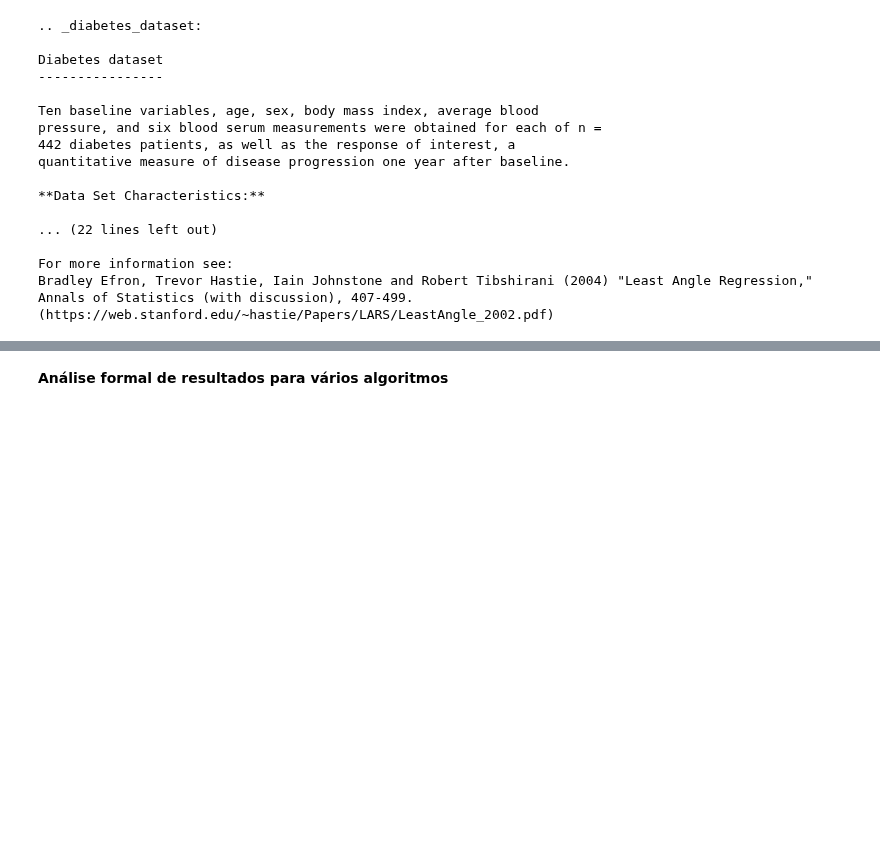
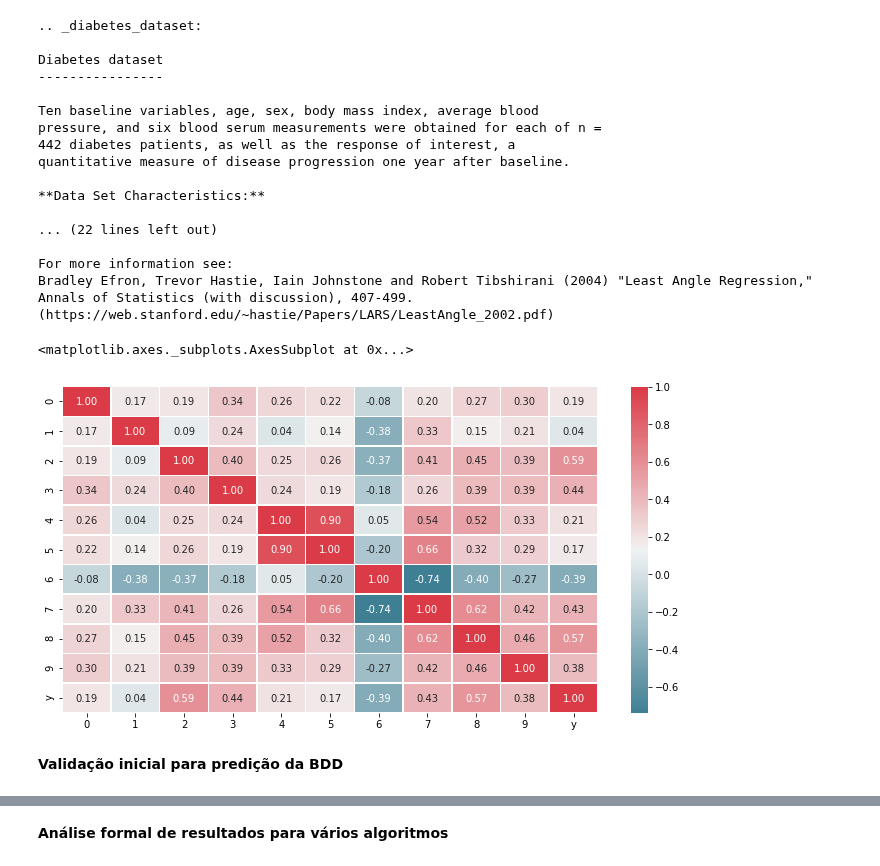
Before and after one commit to luizleroy/predictive_analytics, a Jupyter notebook: new.ipynb, the cells around one changed output, grey strips where cells are left out. Cells and saved outputs as stored; diff of their text form; code cells hidden in the pictures; blank space fills up the shorter version.

```diff
--- a/new.ipynb
+++ b/new.ipynb
@@ -346,6 +428,23 @@ quantitative measure of disease progression one year after baseline.
 For more information see:
 Bradley Efron, Trevor Hastie, Iain Johnstone and Robert Tibshirani (2004) "Least Angle Regression," Annals of Statistics (with discussion), 407-499.
 (https://web.stanford.edu/~hastie/Papers/LARS/LeastAngle_2002.pdf)
+# %%
+X = diabetes.data
+y = diabetes.target
+dfy = pd.DataFrame(y,columns=['y'])
+dfX = pd.DataFrame(X)
+frames = [dfX,dfy]
+df = pd.concat(frames,axis=1)
+corrMatrix = df.corr()
+cmap = sns.diverging_palette(220,10,as_cmap=True)
+fig, ax = plt.subplots(figsize=(12,6))
+sns.heatmap(corrMatrix,annot=True,linewidths=0.5,ax=ax,fmt='.2f',cmap=cmap)
+# fig.suptitle("XXX")
+# %% [output]
+<matplotlib.axes._subplots.AxesSubplot at 0x...>
+[figure, added]
+# %% [markdown]
+**Validação inicial para predição da BDD**
 # %%
 X = diabetes.data[:150] #teste manual
 y = diabetes.target[:150]
```
Also changed, not shown: parts of 9 cells of this notebook.
